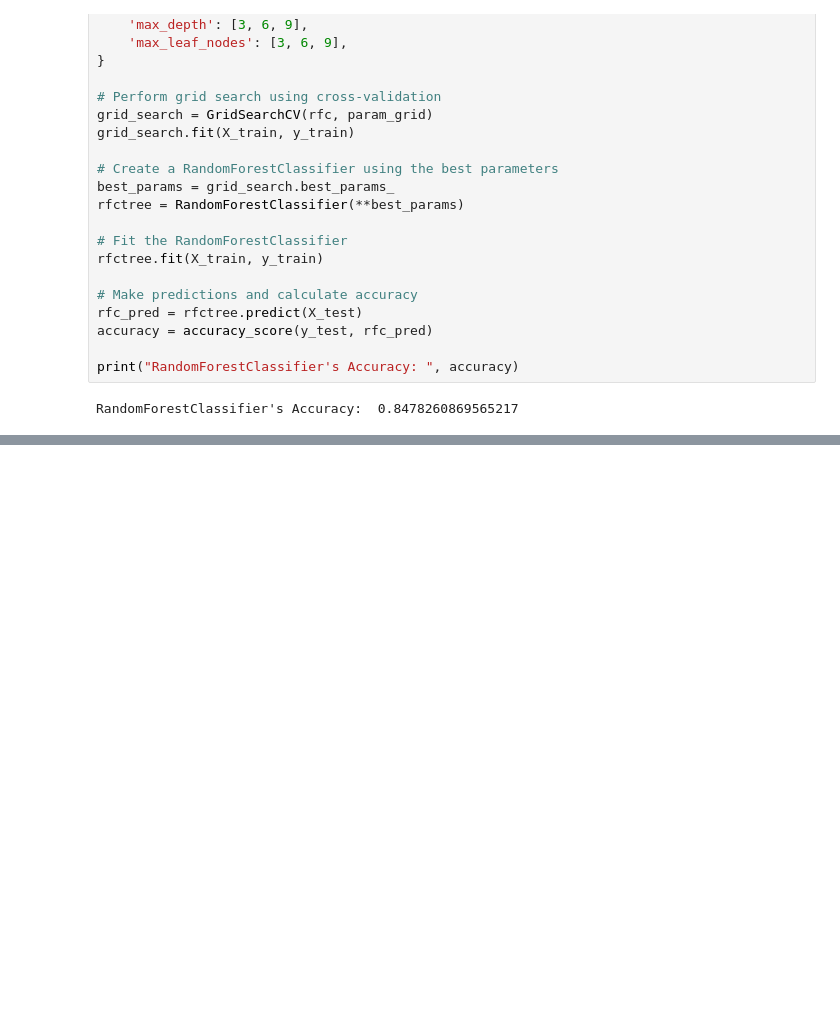
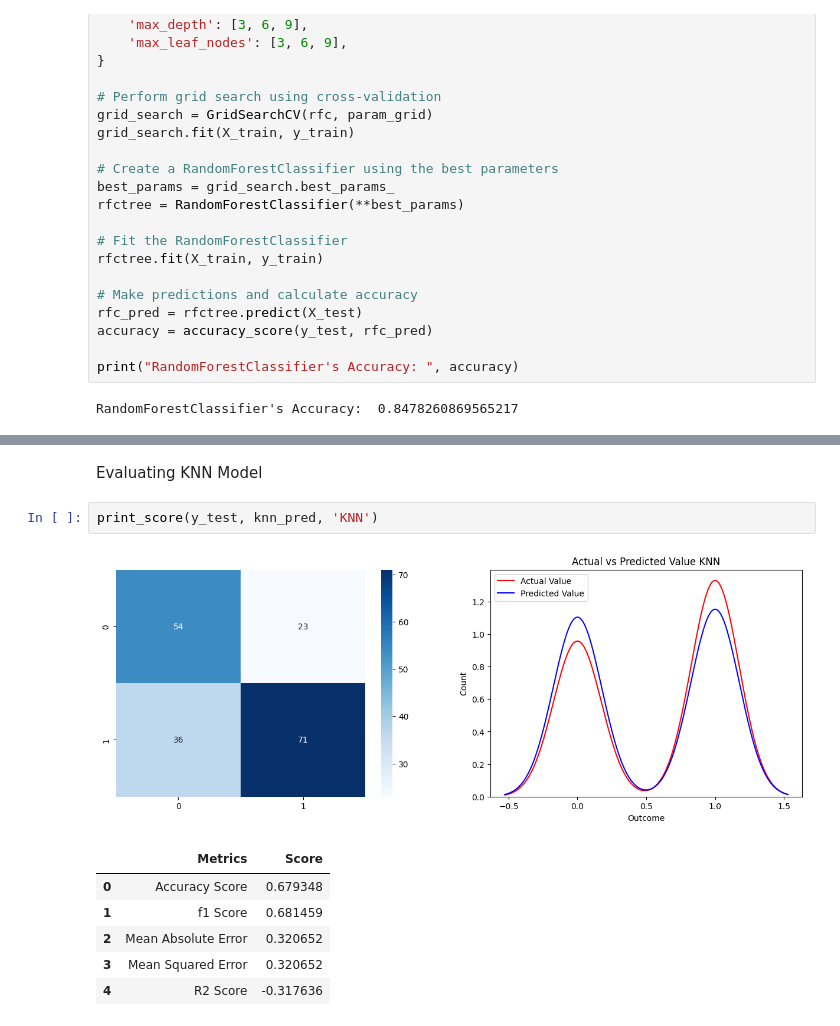
Before and after one commit to Payal2000/HeartDisease-Analysis, a Jupyter notebook: Heart.ipynb, the cells around one changed output, grey strips where cells are left out. Cells and saved outputs as stored; diff of their text form; blank space fills up the shorter version.

```diff
--- a/Heart.ipynb
+++ b/Heart.ipynb
@@ -481,0 +551,12 @@ RandomForestClassifier's Accuracy:  0.8478260869565217
+# %% [markdown]
+Evaluating KNN Model
+# %%
+print_score(y_test, knn_pred, 'KNN')
+# %% [output]
+[figure, added]
+|  | Metrics | Score |
+| 0 | Accuracy Score | 0.679348 |
+| 1 | f1 Score | 0.681459 |
+| 2 | Mean Absolute Error | 0.320652 |
+| 3 | Mean Squared Error | 0.320652 |
+| 4 | R2 Score | -0.317636 |
```
Also changed, not shown: parts of 11 cells of this notebook.
